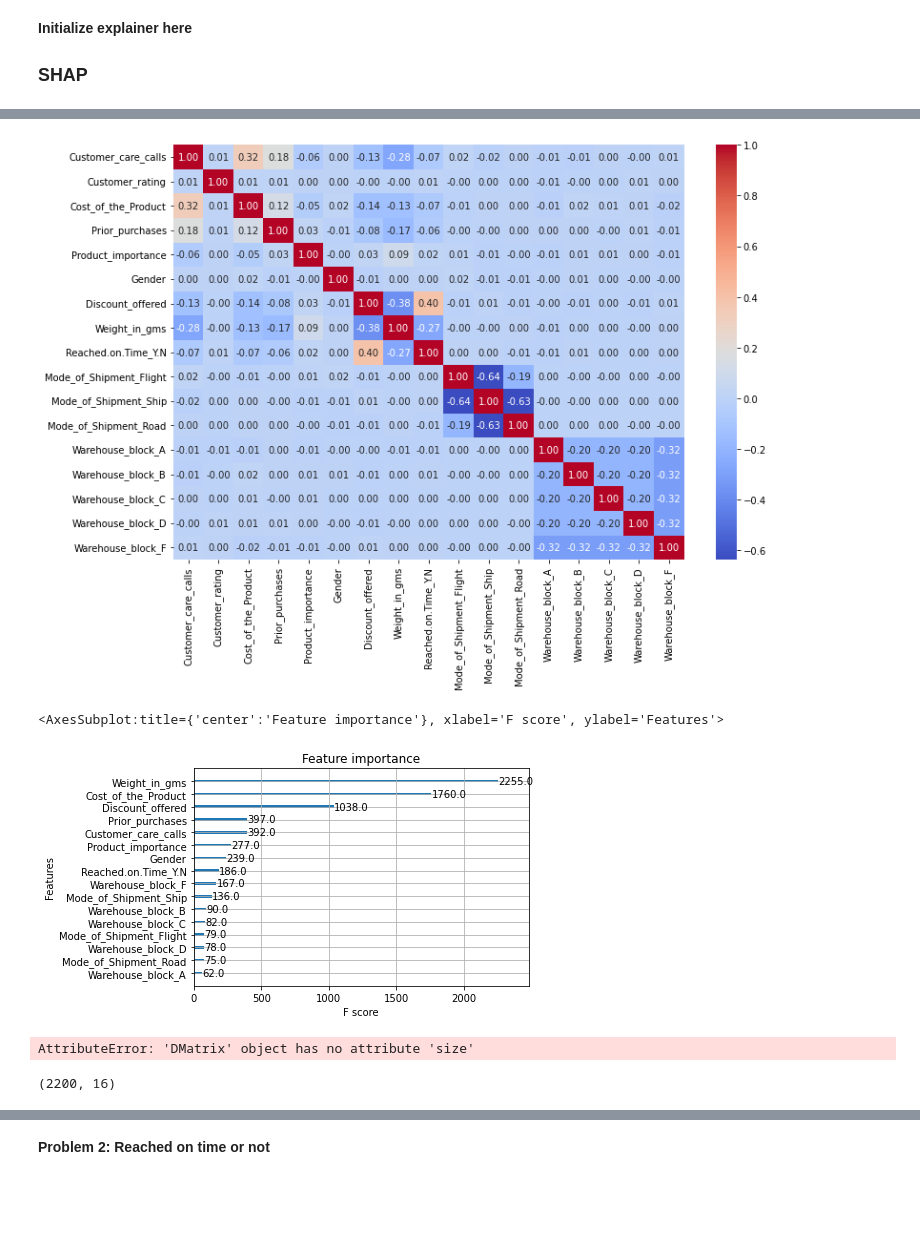
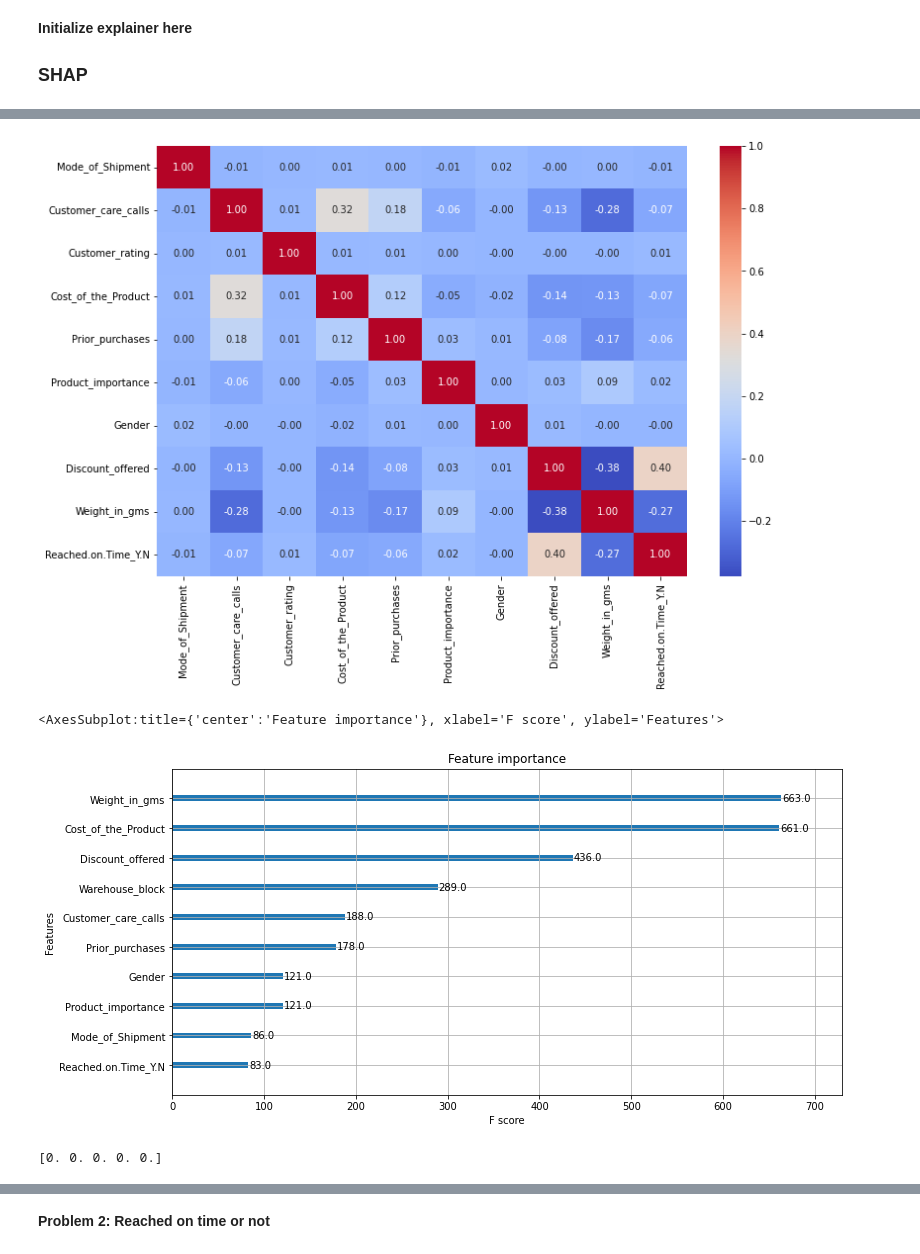
Before and after one commit to simonjisu/XAI2022Spring, a Jupyter notebook: notebooks/xai_assignment-student.ipynb, the cells around one changed output, grey strips where cells are left out. Saved outputs shown, nothing was run; the diff lists cells and outputs as text; code cells hidden in the pictures; blank space fills up the shorter version.

```diff
--- a/notebooks/xai_assignment-student.ipynb
+++ b/notebooks/xai_assignment-student.ipynb
@@ -354,4 +302,4 @@ Result for train_rating_af81b_00001:
 # %%
-analysis = tune.ExperimentAnalysis('./checkpoints/exp/')
+analysis = tune.ExperimentAnalysis('./checkpoints/exp')
 best_bst = get_best_model_checkpoint(analysis)
 # %% [output]
@@ -380,17 +345,33 @@ print(rt_acc)
 # %%
 # check the variables are independent
-ecommerce = get_ecommerce(data_path=Path('./data'))
+ecommerce, encode_dict = get_ecommerce(
+    data_path=Path('../data'),
+    onehot_cols=config['data']['onehot_cols'],
+    target_feature='Customer_rating'
+)
 fig, ax = plt.subplots(1, 1, figsize=(12, 8))
 sns.heatmap(ecommerce.iloc[:, 1:].corr(), cmap='coolwarm', annot=True, fmt=".2f", ax=ax)
 plt.show()
 # %% [output]
-[figure, old version]
+[figure, new version]
 # %%
-xgb.plot_importance(best_bst)
+fig, ax = plt.subplots(1, 1, figsize=(12, 6))
+xgb.plot_importance(best_bst, ax=ax)
 # %% [output]
 <AxesSubplot:title={'center':'Feature importance'}, xlabel='F score', ylabel='Features'>
-[figure, old version]
+[figure, new version]
 # %%
-rt_pred = best_bst.predict(dtest)
+pred_test = best_bst.predict(dtest, output_margin=True)  # predict score
 explainer = shap.TreeExplainer(best_bst)
-shap_values = explainer.shap_values(dtest)
+# shape_values for each class: shape (5, N, # of features)
+shap_values = np.array(explainer.shap_values(dtest))
+
+addups = np.abs(
+    shap_values.sum(-1).T +  # total shape values for each class (N, 5)
+    np.tile(np.array(explainer.expected_value), (pred_test.shape[0], 1)) - # expected value: average of the model output over the training data
+    pred_test  # predict score for each class (N, 5)
+    )
+# make sure the SHAP values add up to marginal predictions
+print(addups.max(0).round(5))
+# %% [output]
+[0. 0. 0. 0. 0.]
@@ -400,8 +377,0 @@ shap.force_plot(explainer.expected_value, shap_values[0][0, :], X_display.iloc[0
-# %%
-dtest.size()
-# %% [output]
-AttributeError: 'DMatrix' object has no attribute 'size'
-# %%
-shap_values[0].shape
-# %% [output]
-(2200, 16)
```
Also changed, not shown: parts of 39 cells of this notebook.
